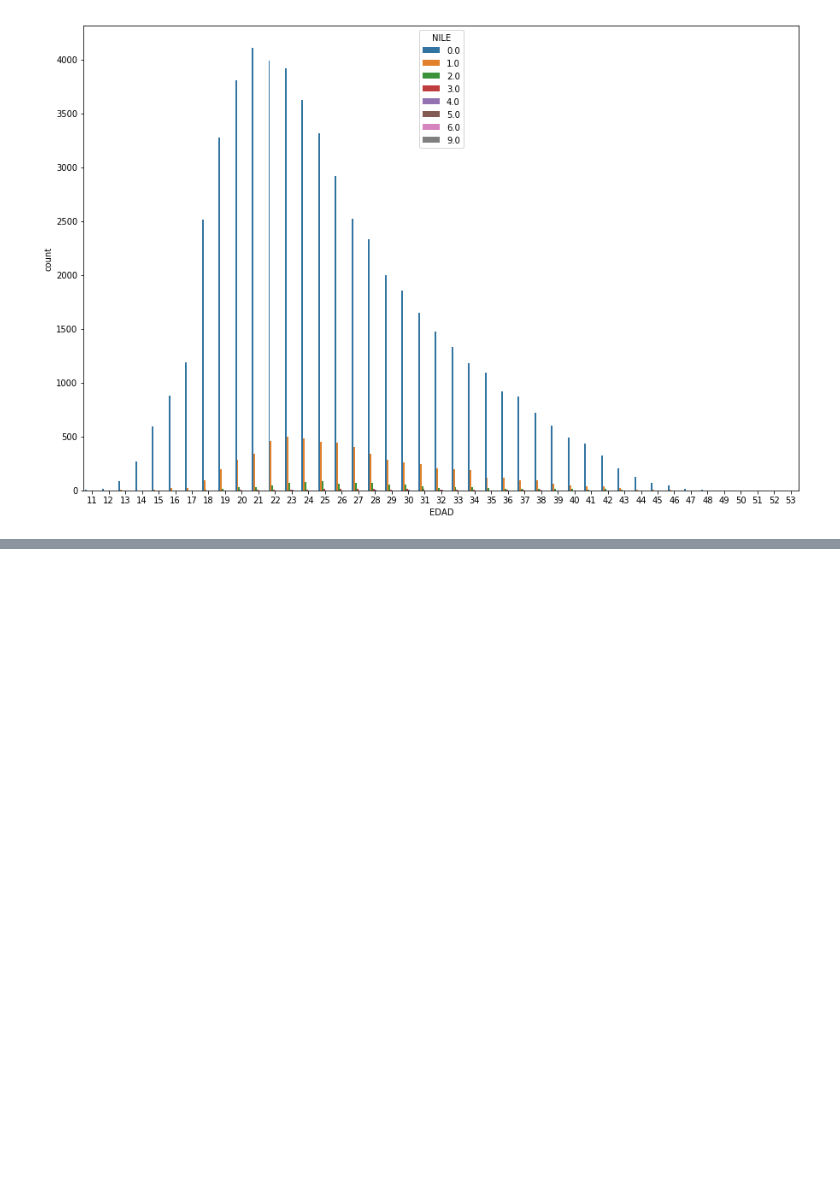
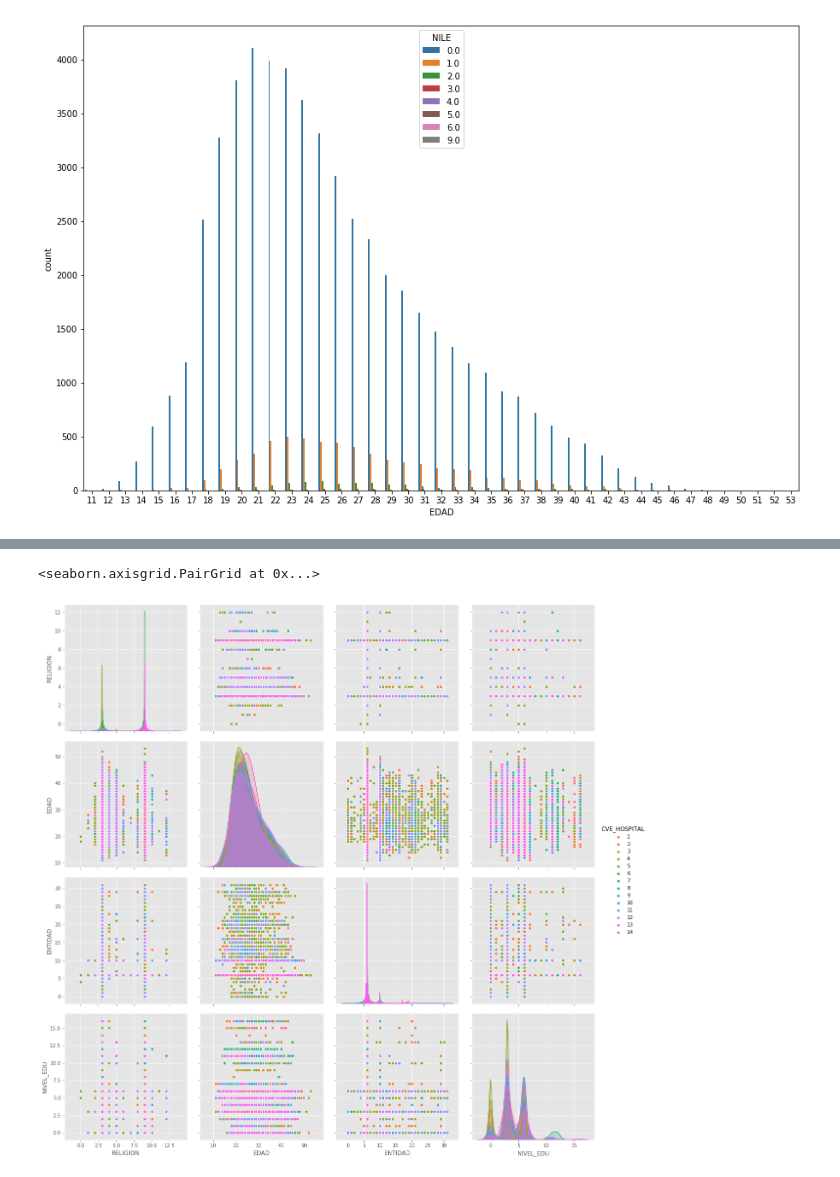
Before and after one commit to iboa08/ILE-CDMX, a Jupyter notebook: Interrupcion Legal Embarazo CDMX.ipynb, the cells around one changed output, grey strips where cells are left out. Drawn from its saved outputs; the diff is of its cells as text; code cells hidden in the pictures; blank space fills up the shorter version.

```diff
--- a/Interrupcion Legal Embarazo CDMX.ipynb
+++ b/Interrupcion Legal Embarazo CDMX.ipynb
@@ -127,0 +121,18 @@ sns.scatterplot(x='OCUPACION',y='NILE', hue='EDAD',data=embarazoTest)
+# %%
+labelEncoder = LabelEncoder()
+labelEncoder.fit(embarazoTest['ENTIDAD'])
+embarazoTest['ENTIDAD'] = labelEncoder.transform(embarazoTest['ENTIDAD'])
+labelEncoder.fit(embarazoTest['MES'])
+embarazoTest['MES'] = labelEncoder.transform(embarazoTest['MES'])
+labelEncoder.fit(embarazoTest['NIVEL_EDU'])
+embarazoTest['NIVEL_EDU'] = labelEncoder.transform(embarazoTest['NIVEL_EDU'])
+labelEncoder.fit(embarazoTest['OCUPACION'])
+embarazoTest['OCUPACION'] = labelEncoder.transform(embarazoTest['OCUPACION'])
+labelEncoder.fit(embarazoTest['RELIGION'])
+embarazoTest['RELIGION'] = labelEncoder.transform(embarazoTest['RELIGION'])
+labelEncoder.fit(embarazoTest['EDOCIVIL_DESCRIPCION'])
+embarazoTest['EDOCIVIL_DESCRIPCION'] = labelEncoder.transform(embarazoTest['EDOCIVIL_DESCRIPCION'])
+sns.pairplot(embarazoTest, hue='CVE_HOSPITAL', height=4,vars=['RELIGION','EDAD','ENTIDAD','NIVEL_EDU'], kind='scatter')
+# %% [output]
+<seaborn.axisgrid.PairGrid at 0x...>
+[figure, added]
```
Also changed, not shown: parts of 10 cells of this notebook.
